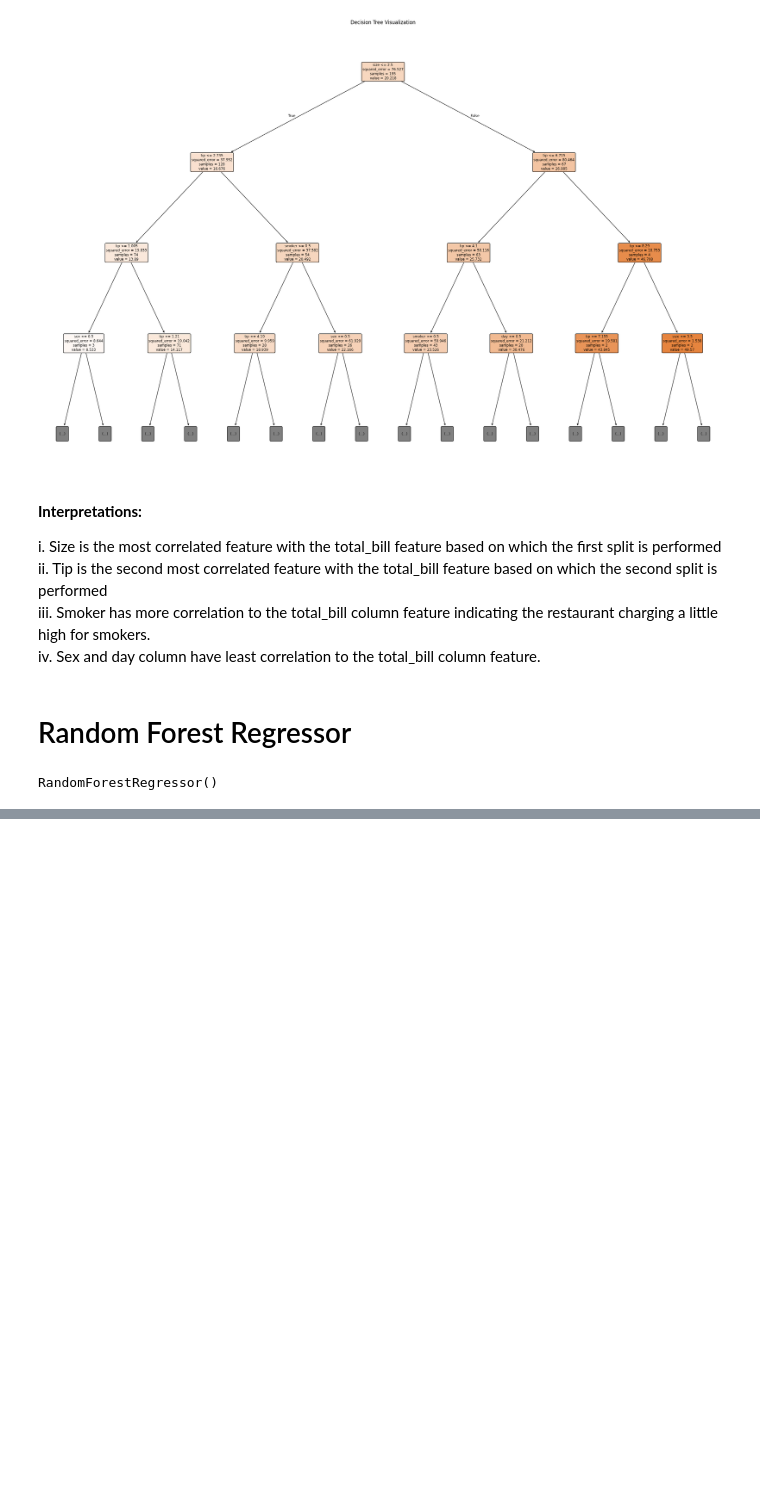
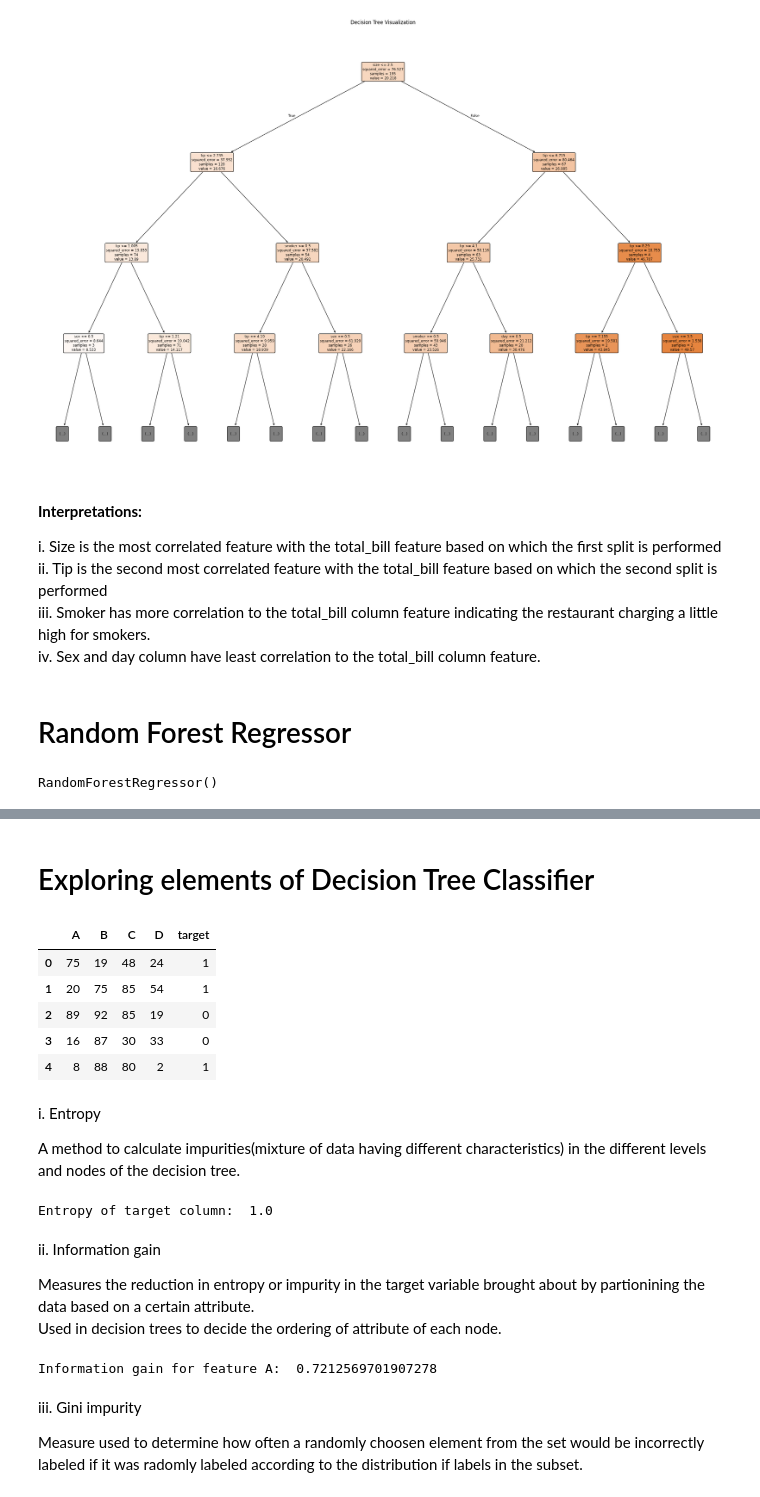
Before and after one commit to SakriyaPyakurel/ML, a Jupyter notebook: supervised_learning/07.ipynb, the cells around one changed output, grey strips where cells are left out. Drawn from its saved outputs; the diff is of its cells as text; code cells hidden in the pictures; blank space fills up the shorter version.

Commit message:
explored elements of decision tree for classification

```diff
--- a/supervised_learning/07.ipynb
+++ b/supervised_learning/07.ipynb
@@ -289,0 +290,59 @@ array([29.3886])
+# %% [markdown]
+# Exploring elements of Decision Tree Classifier
+# %%
+# Generating random dataset
+import pandas as pd
+import numpy as np
+data = pd.DataFrame(np.random.randint(0,100,size=(100,4)),columns = list('ABCD'))
+target = pd.Series(np.random.randint(0,2,size=(100)),name='target')
+data = pd.concat([data,target],axis=1)
+data.head()
+# %% [output]
+|  | A | B | C | D | target |
+| 0 | 75 | 19 | 48 | 24 | 1 |
+| 1 | 20 | 75 | 85 | 54 | 1 |
+| 2 | 89 | 92 | 85 | 19 | 0 |
+| 3 | 16 | 87 | 30 | 33 | 0 |
+| 4 | 8 | 88 | 80 | 2 | 1 |
+# %% [markdown]
+i. Entropy<br>
+
+A method to calculate impurities(mixture of data having different characteristics) in the different levels and nodes of the decision tree.
+# %%
+def entropy(column):
+    from math import log2
+    # calculating the probabilities of each unique value in the column '
+    probabilities = column.value_counts(normalize=True)
+    # calculating entropy
+    entropy = sum(-p * log2(p) for p in probabilities)
+    return entropy
+print('Entropy of target column: ',entropy(data['target']))
+# %% [output]
+Entropy of target column:  1.0
+# %% [markdown]
+ii. Information gain<br>
+
+Measures the reduction in entropy or impurity in the target variable brought about by partionining the data based on a certain attribute.<br>
+Used in decision trees to decide the ordering of attribute of each node.
+# %%
+def calculate_information_gain(dataset, feature, target_column='target'):
+    parent_labels = dataset[target_column]
+    parent_impurity = entropy(parent_labels)
+
+    weighted_child_impurity = 0
+    unique_feature_values = dataset[feature].unique()
+
+    for value in unique_feature_values:
+        subset = dataset[dataset[feature] == value]
+        child_labels = subset[target_column]
+        weight = len(subset) / len(dataset)
+        weighted_child_impurity += weight * entropy(child_labels)
+    information_gain = parent_impurity - weighted_child_impurity
+    return information_gain
+print('Information gain for feature A: ',calculate_information_gain(data,'A'))
+# %% [output]
+Information gain for feature A:  0.7212569701907278
+# %% [markdown]
+iii. Gini impurity<br>
+
+Measure used to determine how often a randomly choosen element from the set would be incorrectly labeled if it was radomly labeled according to the distribution if labels in the subset.
```
Also changed, not shown: parts of 8 cells of this notebook, 2 other files.
